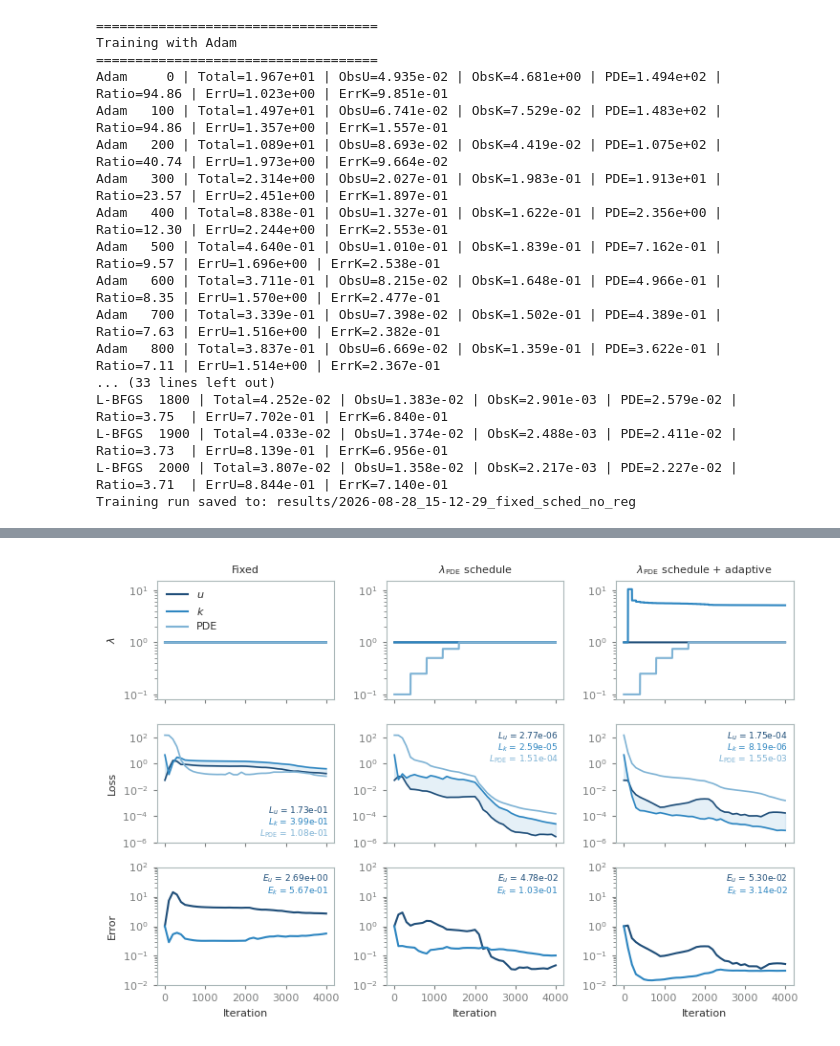
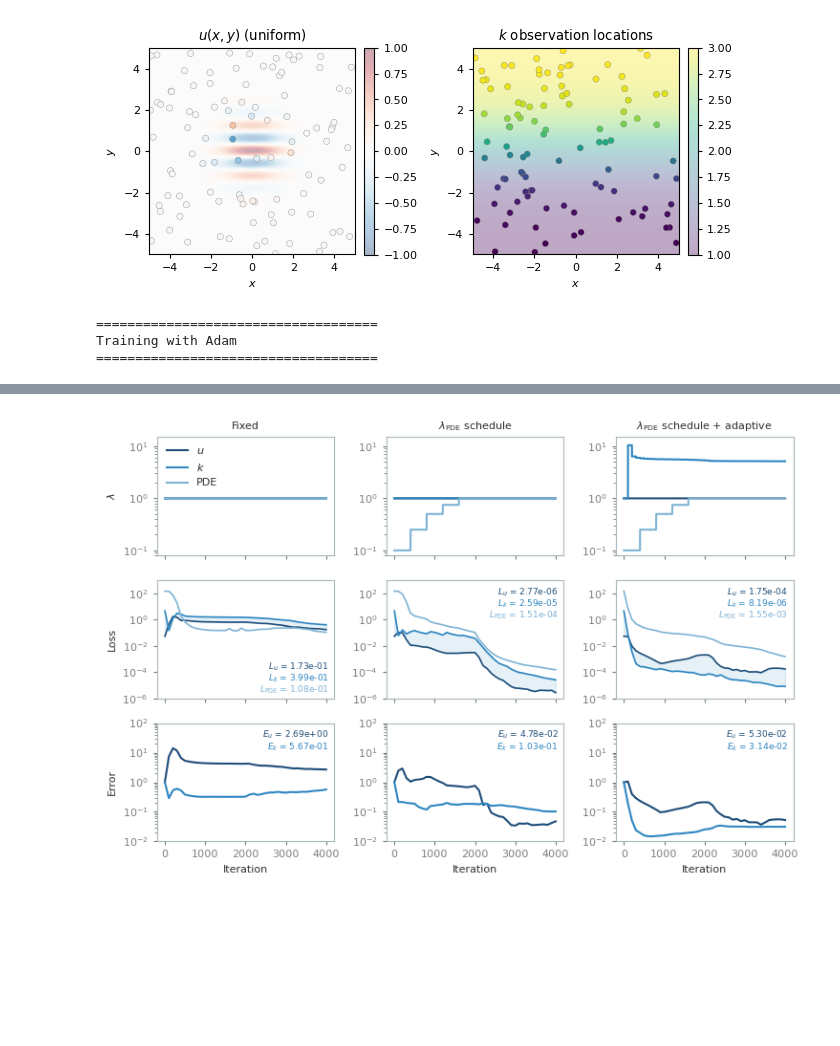
Before and after one commit to oscar-rincon/unbounded-domains, a Jupyter notebook: main/02_MLP_KAN_approximation/03_PIKAN_infinite.ipynb, the cells around one changed output, grey strips where cells are left out. Saved outputs shown, nothing was run; the diff lists cells and outputs as text; code cells hidden in the pictures; blank space fills up the shorter version.

```diff
--- a/main/02_MLP_KAN_approximation/03_PIKAN_infinite.ipynb
+++ b/main/02_MLP_KAN_approximation/03_PIKAN_infinite.ipynb
@@ -59,41 +39,59 @@ model_u, model_k = build_models_KAN(
 # %%
-history = train_dual_network(
+history =  train_dual_network(
     model_u,
     model_k,
-    X_obs_train,
-    U_obs_train,
-    X_obs_k_train,
-    K_obs_train,
-    X_pde_train,
-    F_pde_train,
+
+    # --------------------------------------------------
+    # Training parameters
+    # --------------------------------------------------
     adam_lr=1e-3,
     adam_iters=2000,
     lbfgs_iters=2000,
+
+    verbose=True,
+    print_every=100,
+    save_every=100,
+
+    lambda_pde_scheduler=True,
+    adaptive_weights=True,
+
+    alpha=7,
     update_every=100,
-    resample=False,
-    resample_every=1000,
-    alpha=1,
-    adaptive_weights=False,
-    verbose=True,
+
     regularization=False,
-    lambda_pde_scheduler=True,
-    device=device
+
+    # --------------------------------------------------
+    # Sampling metadata
+    # --------------------------------------------------
+    sampling="uniform",
+    sigma=2.0,
+    exp_scale=1.0,
+    n_obs_u=100,
+    n_obs_k=100,
+    n_pde=1000,
+    seed=2,
+
+    # --------------------------------------------------
+    # Saving
+    # --------------------------------------------------
+    save_results=True,
+    base_dir="results",
+    run_name=None,
+
+    # --------------------------------------------------
+    # Analytical solution
+    # --------------------------------------------------
+    analytical_solution_inf=analytical_solution_inf,
+    coefficient_inf=coefficient_inf,
+
+    pde_alpha=0.5,
+    pde_beta=5,
+    epsilon=1,
+
+    device=device,
 )
 # %% [output]
+[figure, added]
 ====================================
 Training with Adam
 ====================================
-Adam     0 | Total=1.967e+01 | ObsU=4.935e-02 | ObsK=4.681e+00 | PDE=1.494e+02 | Ratio=94.86 | ErrU=1.023e+00 | ErrK=9.851e-01
-Adam   100 | Total=1.497e+01 | ObsU=6.741e-02 | ObsK=7.529e-02 | PDE=1.483e+02 | Ratio=94.86 | ErrU=1.357e+00 | ErrK=1.557e-01
-Adam   200 | Total=1.089e+01 | ObsU=8.693e-02 | ObsK=4.419e-02 | PDE=1.075e+02 | Ratio=40.74 | ErrU=1.973e+00 | ErrK=9.664e-02
-Adam   300 | Total=2.314e+00 | ObsU=2.027e-01 | ObsK=1.983e-01 | PDE=1.913e+01 | Ratio=23.57 | ErrU=2.451e+00 | ErrK=1.897e-01
-Adam   400 | Total=8.838e-01 | ObsU=1.327e-01 | ObsK=1.622e-01 | PDE=2.356e+00 | Ratio=12.30 | ErrU=2.244e+00 | ErrK=2.553e-01
-Adam   500 | Total=4.640e-01 | ObsU=1.010e-01 | ObsK=1.839e-01 | PDE=7.162e-01 | Ratio=9.57 | ErrU=1.696e+00 | ErrK=2.538e-01
-Adam   600 | Total=3.711e-01 | ObsU=8.215e-02 | ObsK=1.648e-01 | PDE=4.966e-01 | Ratio=8.35 | ErrU=1.570e+00 | ErrK=2.477e-01
-Adam   700 | Total=3.339e-01 | ObsU=7.398e-02 | ObsK=1.502e-01 | PDE=4.389e-01 | Ratio=7.63 | ErrU=1.516e+00 | ErrK=2.382e-01
-Adam   800 | Total=3.837e-01 | ObsU=6.669e-02 | ObsK=1.359e-01 | PDE=3.622e-01 | Ratio=7.11 | ErrU=1.514e+00 | ErrK=2.367e-01
-... (33 lines left out)
-L-BFGS  1800 | Total=4.252e-02 | ObsU=1.383e-02 | ObsK=2.901e-03 | PDE=2.579e-02 | Ratio=3.75  | ErrU=7.702e-01 | ErrK=6.840e-01
-L-BFGS  1900 | Total=4.033e-02 | ObsU=1.374e-02 | ObsK=2.488e-03 | PDE=2.411e-02 | Ratio=3.73  | ErrU=8.139e-01 | ErrK=6.956e-01
-L-BFGS  2000 | Total=3.807e-02 | ObsU=1.358e-02 | ObsK=2.217e-03 | PDE=2.227e-02 | Ratio=3.71  | ErrU=8.844e-01 | ErrK=7.140e-01
-Training run saved to: results/2026-08-28_15-12-29_fixed_sched_no_reg
```
Also changed, not shown: parts of 4 cells of this notebook, 22 other files.
